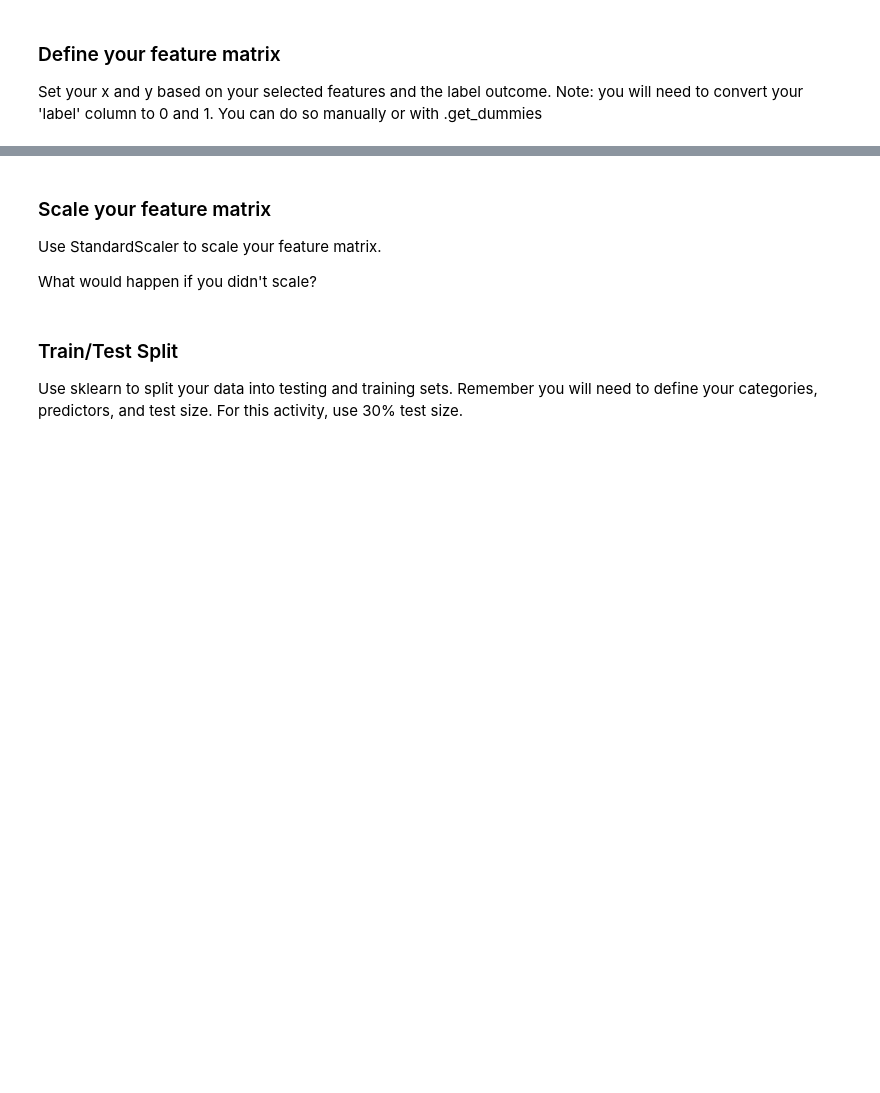
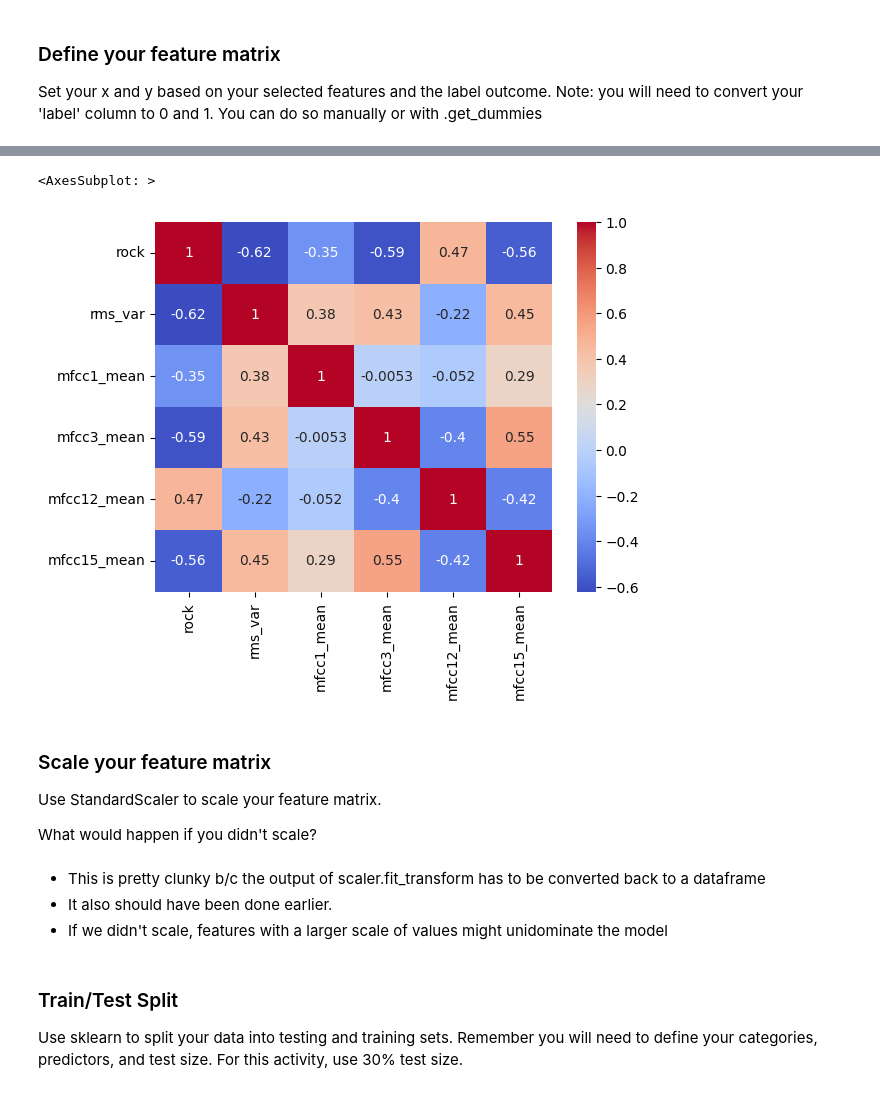
Before and after one commit to SamK65/AudioTechII, a Jupyter notebook: Activities/Activity7_PandasRegression.ipynb, the cells around one changed output, grey strips where cells are left out. Drawn from its saved outputs; the diff is of its cells as text; code cells hidden in the pictures; blank space fills up the shorter version.

```diff
--- a/Activities/Activity7_PandasRegression.ipynb
+++ b/Activities/Activity7_PandasRegression.ipynb
@@ -92,9 +153,24 @@ Note: you will need to convert your 'label' column to 0 and 1. You can do so man
+# %%
+# Surprisingly, some of the mfccs have little correlation between others and they have high predictive power.
+# That makes them very good for my feature matrix.
+# I assume this is like comparing just the percepturally significant details
+features = ["rms_var", "mfcc1_mean", "mfcc3_mean", "mfcc12_mean", "mfcc15_mean"]
+feature_matrix = df[features]
+feature_matrix = pd.concat([label, feature_matrix], axis=1)
+sns.heatmap(feature_matrix.corr(), annot=True, cmap='coolwarm')
+# %% [output]
+<AxesSubplot: >
+[figure, added]
 # %% [markdown]
 ### Scale your feature matrix
 
 Use StandardScaler to scale your feature matrix.
 
 What would happen if you didn't scale?
+# %% [markdown]
+- This is pretty clunky b/c the output of scaler.fit_transform has to be converted back to a dataframe
+- It also should have been done earlier.
+- If we didn't scale, features with a larger scale of values might unidominate the model
 # %% [markdown]
 ### Train/Test Split
 
```
Also changed, not shown: parts of 19 cells of this notebook.
